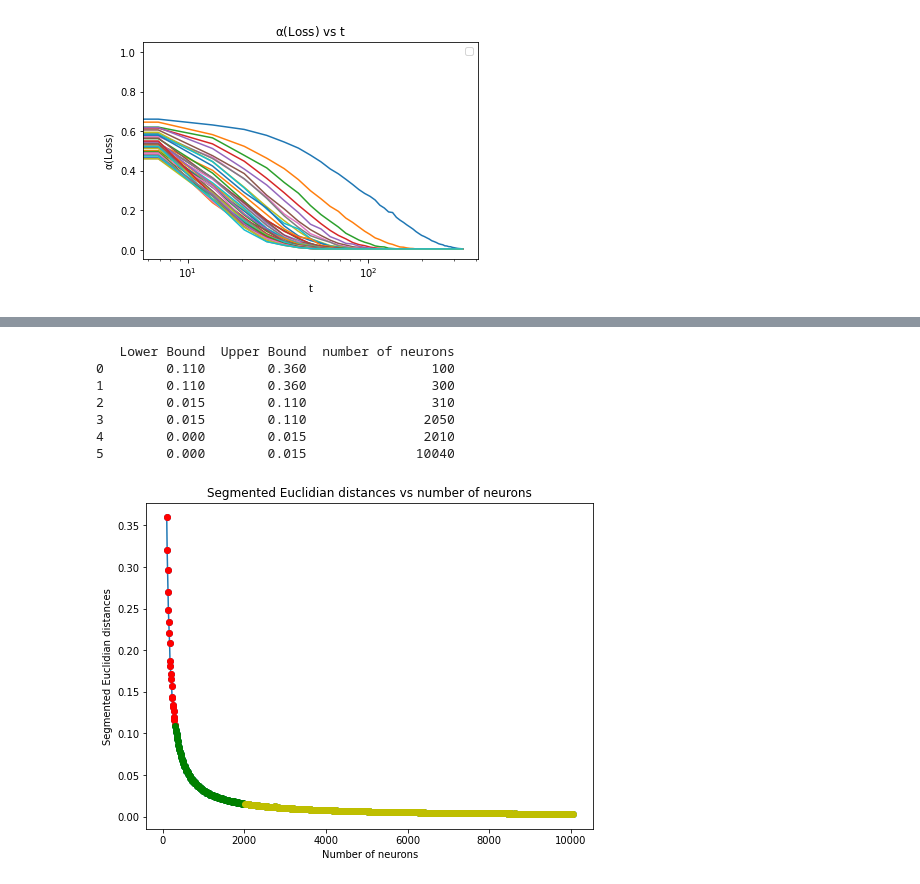
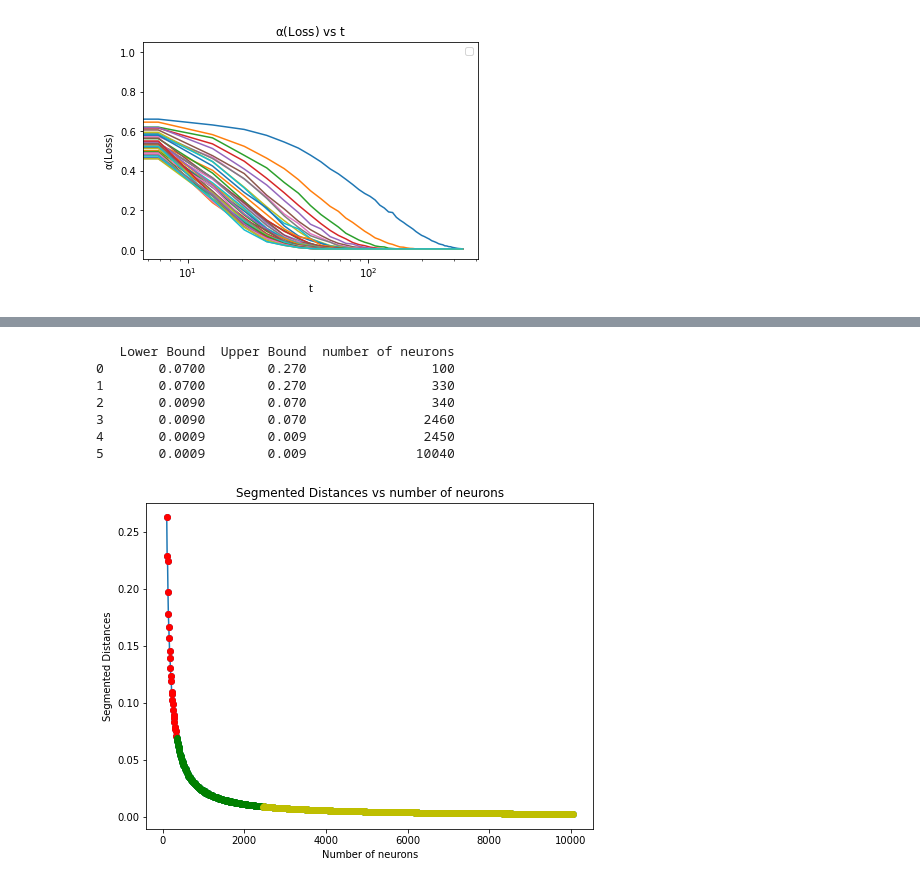
Before and after one commit to Kennethm-spec/Exploring-the-Limits-of-Lazy-Training-in-Neural-Networks, a Jupyter notebook: Loop_pytorch.ipynb, the cells around one changed output, grey strips where cells are left out. Saved outputs shown, nothing was run; the diff lists cells and outputs as text; code cells hidden in the pictures.

```diff
--- a/Loop_pytorch.ipynb
+++ b/Loop_pytorch.ipynb
@@ -212,10 +212,11 @@ Next steps:
 - switch to MNIST and do the same
 # %%
 import pickle
+import numpy as np
 data = pickle.load(open("results/data_big_plus.pkl", "rb"))
 initial = data["initial weights"]
 final = data["final weights"]
-losses = np.array(data["losses"])
+losses = data["losses"]
 size = len(losses)
 # %%
 print(size)
@@ -271,13 +272,14 @@ for i in range(size):
         initial[i]["layer1.weight"]-final[i]["layer1.weight"], p='fro')
     fro_norm_2 = torch.norm(
         initial[i]["layer2.weight"]-final[i]["layer2.weight"], p='fro')
-    fro_norm = fro_norm_1 + fro_norm_2
+    fro_norm = (fro_norm_1 ** 2) + (fro_norm_2 ** 2)
     norms.append(fro_norm)
 # %%
+import math
 count = 0
 unit_range = np.arange(100, 10050, 10)
 for units in unit_range:
-    norms[count] = norms[count] / units
+    norms[count] = math.sqrt(norms[count] / (units ** 2))
     count = count + 1
 # %%
 import matplotlib.pyplot as plt
@@ -334,18 +336,18 @@ Standard deviation: 0.03146563
 import pandas as pd
 
 
-lb1 = 0.11
-ub1 = 0.36
+lb1 = 0.07
+ub1 = 0.27
 idx_1 = np.where((norms > lb1) & (norms < ub1))[0]
 translated_idx_1 = unit_range[idx_1]
 
-lb2 = 0.015
-ub2 = 0.11
+lb2 = 0.009
+ub2 = 0.07
 idx_2 = np.where((norms > lb2) & (norms < ub2))[0]
 translated_idx_2 = unit_range[idx_2]
 
-lb3 = 0.0
-ub3 = 0.015
+lb3 = 0.0009
+ub3 = 0.009
 idx_3 = np.where((norms > lb3) & (norms < ub3))[0]
 translated_idx_3 = unit_range[idx_3]
 
@@ -359,42 +361,42 @@ def fill_bounds(lb, ub, translate):
             lower_bound.append(lb)
             upper_bound.append(ub)
             translated_idx.append(val)
         elif i == len(translate) - 1:
             lower_bound.append(lb)
             upper_bound.append(ub)
             translated_idx.append(val)
 
 fill_bounds(lb1, ub1, translated_idx_1)
 fill_bounds(lb2, ub2, translated_idx_2)
 fill_bounds(lb3, ub3, translated_idx_3)
 df = pd.DataFrame({'Lower Bound': lower_bound,
                   'Upper Bound': upper_bound, 'number of neurons': translated_idx})
 
 # Print the table
 print(df)
 
 # set the size of the figure
 fig, ax = plt.subplots(figsize=(8, 6))
 # create the plot
 ax.plot(unit_range, norms, linestyle='-', marker='o')
 ax.plot(translated_idx_1, norms[idx_1], 'ro')
 ax.plot(translated_idx_2, norms[idx_2], 'go')
 ax.plot(translated_idx_3, norms[idx_3], 'yo')
 # set the title and axis labels
-ax.set_title('Segmented Euclidian distances vs number of neurons')
+ax.set_title('Segmented Distances vs number of neurons')
 ax.set_xlabel('Number of neurons')
-ax.set_ylabel('Segmented Euclidian distances')
+ax.set_ylabel('Segmented Distances')
 
 plt.show()
 # %% [output]
    Lower Bound  Upper Bound  number of neurons
-0        0.110        0.360                100
-1        0.110        0.360                300
-2        0.015        0.110                310
-3        0.015        0.110               2050
-4        0.000        0.015               2010
-5        0.000        0.015              10040
+0       0.0700        0.270                100
+1       0.0700        0.270                330
+2       0.0090        0.070                340
+3       0.0090        0.070               2460
+4       0.0009        0.009               2450
+5       0.0009        0.009              10040
-[figure, old version]
+[figure, new version]
 # %%
 # Compute the first-order differences
 diffs = np.diff(norms)
```
Also changed, not shown: parts of 3 cells of this notebook, 4 other files.
